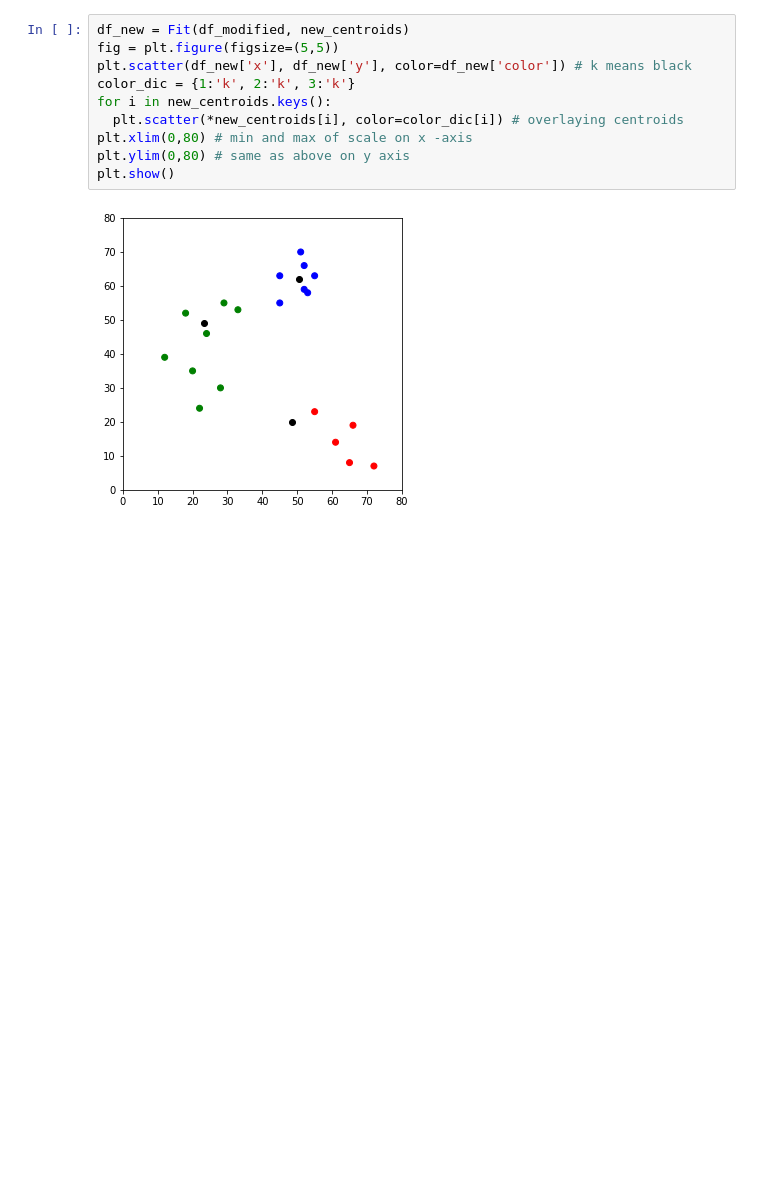
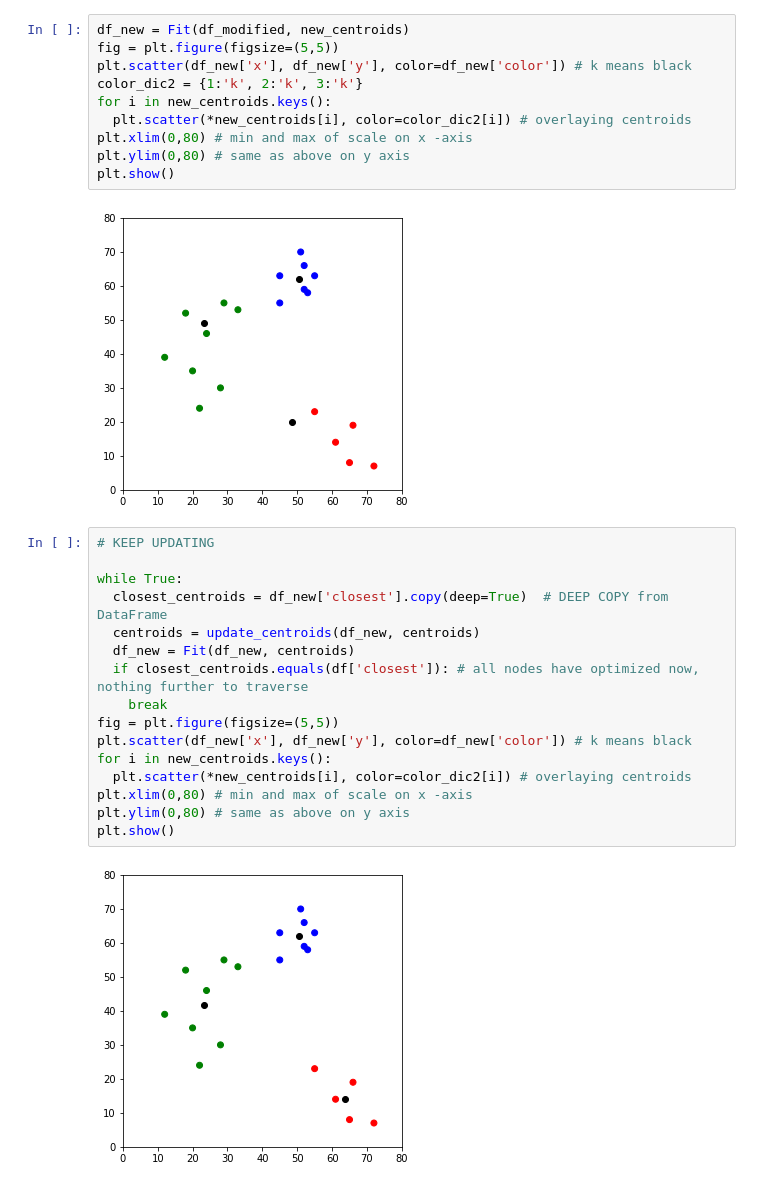
Before and after one commit to a-forty-two/cylons, a Jupyter notebook: 02_K_Means.ipynb, the cells around one changed output. Cells and saved outputs as stored; diff of their text form; blank space fills up the shorter version.

```diff
--- a/02_K_Means.ipynb
+++ b/02_K_Means.ipynb
@@ -130,11 +130,29 @@ new_centroids
 df_new = Fit(df_modified, new_centroids)
 fig = plt.figure(figsize=(5,5))
 plt.scatter(df_new['x'], df_new['y'], color=df_new['color']) # k means black
-color_dic = {1:'k', 2:'k', 3:'k'}
+color_dic2 = {1:'k', 2:'k', 3:'k'}
 for i in new_centroids.keys():
-  plt.scatter(*new_centroids[i], color=color_dic[i]) # overlaying centroids
+  plt.scatter(*new_centroids[i], color=color_dic2[i]) # overlaying centroids
 plt.xlim(0,80) # min and max of scale on x -axis
 plt.ylim(0,80) # same as above on y axis
 plt.show()
 # %% [output]
 [figure]
+# %%
+# KEEP UPDATING
+
+while True:
+  closest_centroids = df_new['closest'].copy(deep=True)  # DEEP COPY from DataFrame
+  centroids = update_centroids(df_new, centroids)
+  df_new = Fit(df_new, centroids)
+  if closest_centroids.equals(df['closest']): # all nodes have optimized now, nothing further to traverse
+    break
+fig = plt.figure(figsize=(5,5))
+plt.scatter(df_new['x'], df_new['y'], color=df_new['color']) # k means black
+for i in new_centroids.keys():
+  plt.scatter(*new_centroids[i], color=color_dic2[i]) # overlaying centroids
+plt.xlim(0,80) # min and max of scale on x -axis
+plt.ylim(0,80) # same as above on y axis
+plt.show()
+# %% [output]
+[figure, added]
```
